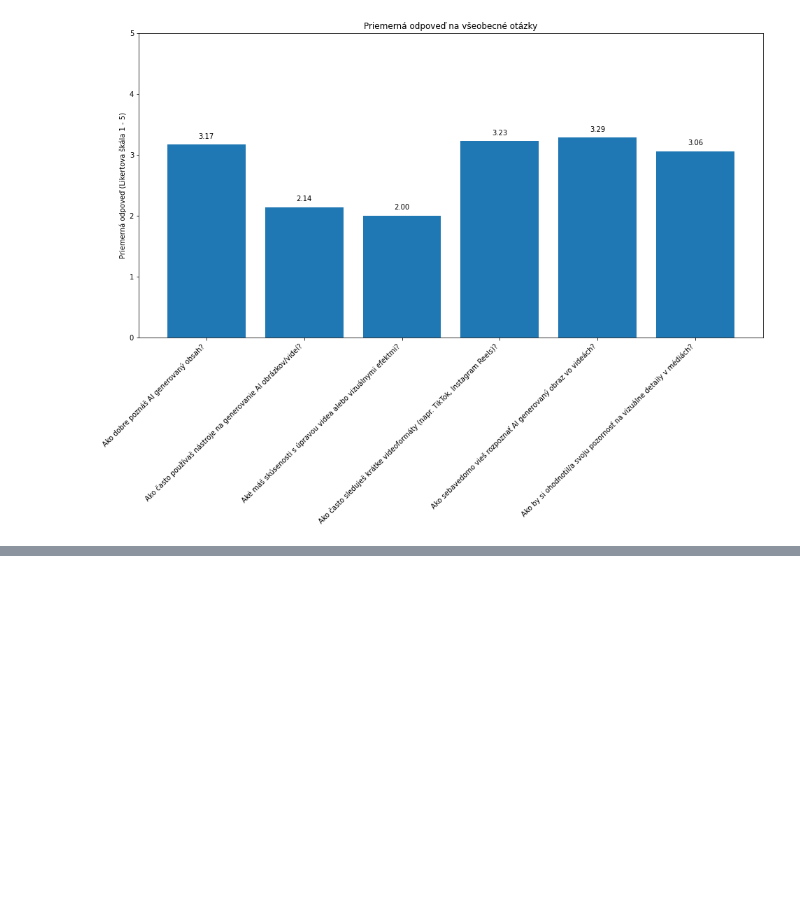
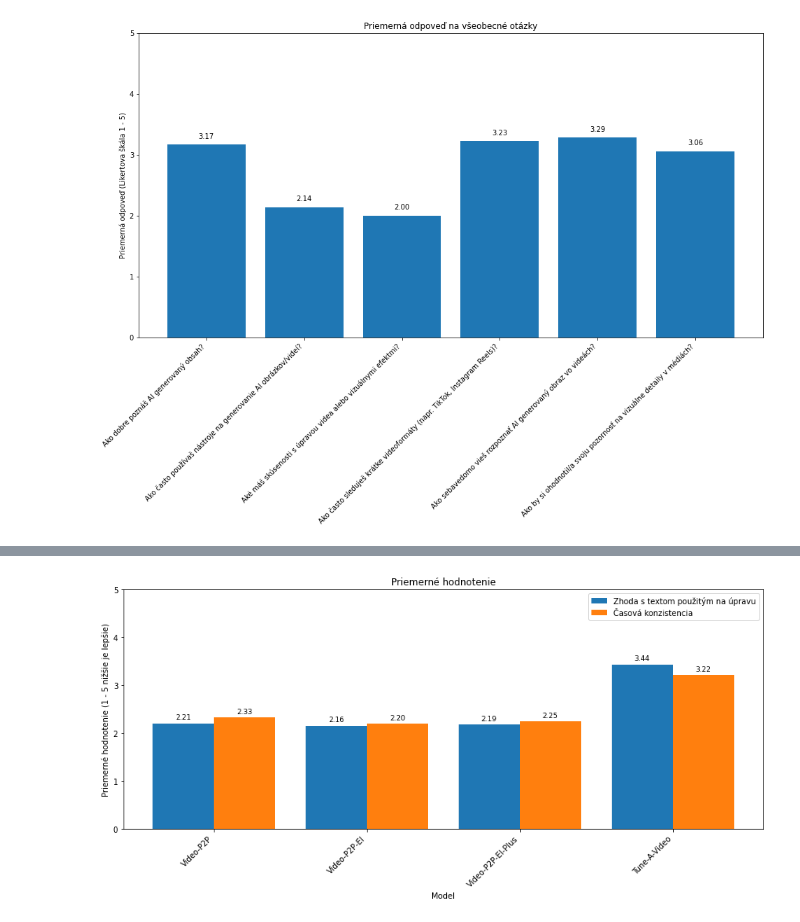
Before and after one commit to marrb/DIP, a Jupyter notebook: data_processing/user_study_results_processing/process_questions.ipynb, the cells around one changed output, grey strips where cells are left out. Saved outputs shown, nothing was run; the diff lists cells and outputs as text; code cells hidden in the pictures; blank space fills up the shorter version.

```diff
--- a/data_processing/user_study_results_processing/process_questions.ipynb
+++ b/data_processing/user_study_results_processing/process_questions.ipynb
@@ -163,5 +183,5 @@ original_video_name = None
 # %%
 # Evaluate first video question (prompt allignment)
 question_ids = ["dGltjzC0vpeHDQwjXgf9", "0tdl9jgCfhZ3423laywU", "BKeqDnoUW2y1wYAL93Zr", "TsLIUdhojKBv4tsnd4fQ", "6EleqLgCAfeWORTF3iDa", "ZvPQBKYx2HeUnJMMwlbg"]
-process_ranking_video_question(question_ids, original_video_name=original_video_name)
+prompt_allign_ranks = process_ranking_video_question(question_ids, original_video_name=original_video_name)
 # %% [output]
@@ -186,0 +204,32 @@ Filtering answers for original video name: squirrel_carrot
+# %%
+# Join the ranking results into a single bar chart with mutliple bars next to each other and a legend
+def plot_combined_ranking_avg(ranking_avgs: List[List[Tuple[str, float]]], question_texts: List[str]) -> None:
+    num_questions = len(ranking_avgs)
+    models = [model for model, _ in ranking_avgs[0]]
+    x = np.arange(len(models))  # Base x locations for the groups
+    bar_width = 0.8 / num_questions  # Width of each bar
+
+    plt.figure(figsize=(12, 6))
+
+    for i, rank_avg in enumerate(ranking_avgs):
+        values = [avg for _, avg in rank_avg]
+        bars = plt.bar(x + i * bar_width, values, width=bar_width, label=question_texts[i])
+
+        # Add text labels to each bar
+        for bar, value in zip(bars, values):
+            height = bar.get_height()
+            plt.text(bar.get_x() + bar.get_width()/2, height + 0.05, f"{value:.2f}",
+                    ha='center', va='bottom', fontsize=9)
+
+    plt.title("Priemerné hodnotenie")
+    plt.xlabel("Model")
+    plt.ylabel("Priemerné hodnotenie (1 - 5 nižšie je lepšie)")
+    plt.ylim(0, 5)
+    plt.xticks(x + bar_width * (num_questions - 1) / 2, models, rotation=45, ha='right')
+    plt.legend()
+    plt.tight_layout()
+    plt.show()
+
+plot_combined_ranking_avg([prompt_allign_ranks, temporal_consistency_ranks], ["Zhoda s textom použitým na úpravu", "Časová konzistencia"])
+# %% [output]
+[figure, added]
```
Also changed, not shown: parts of 4 cells of this notebook.
